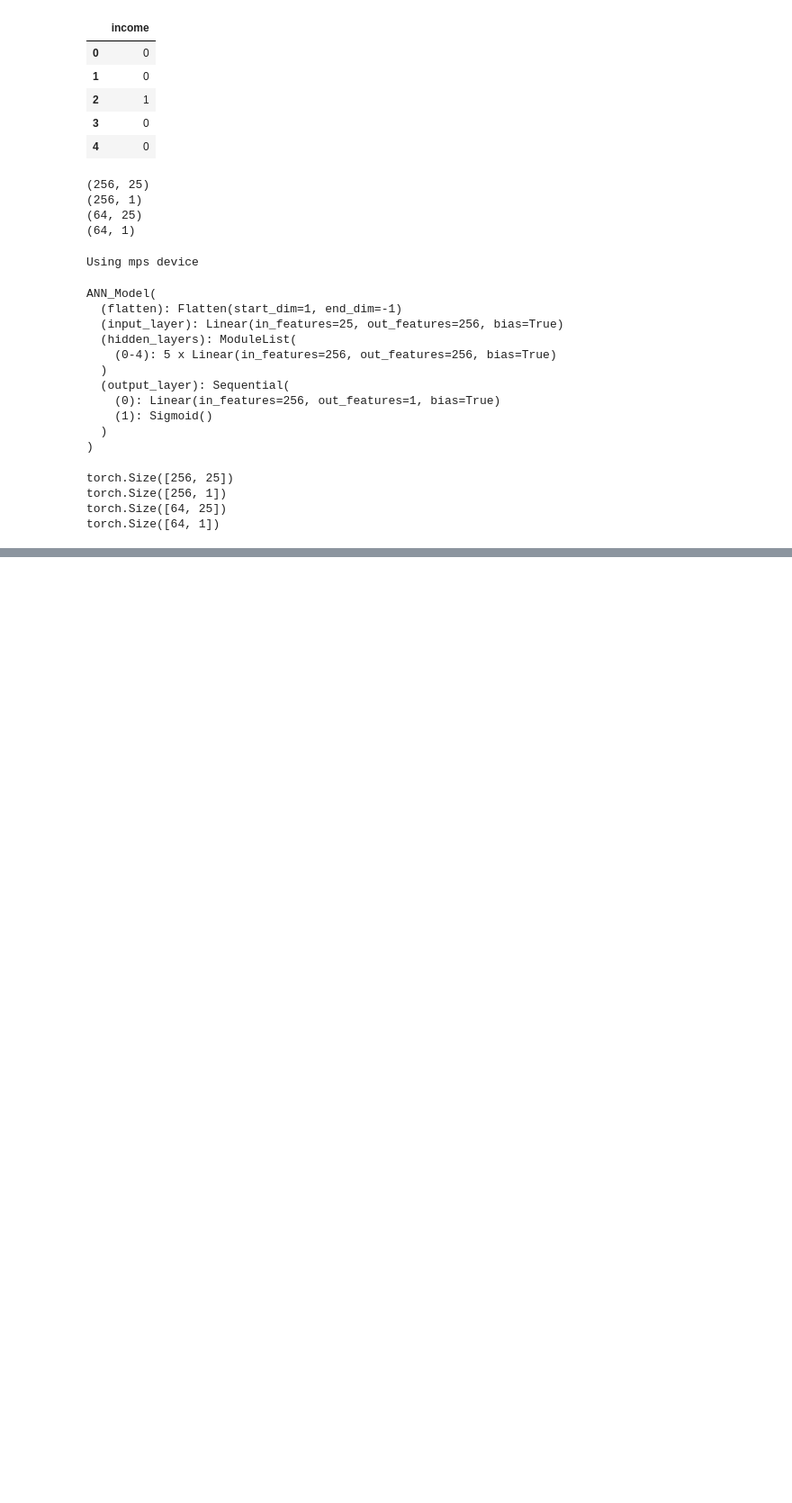
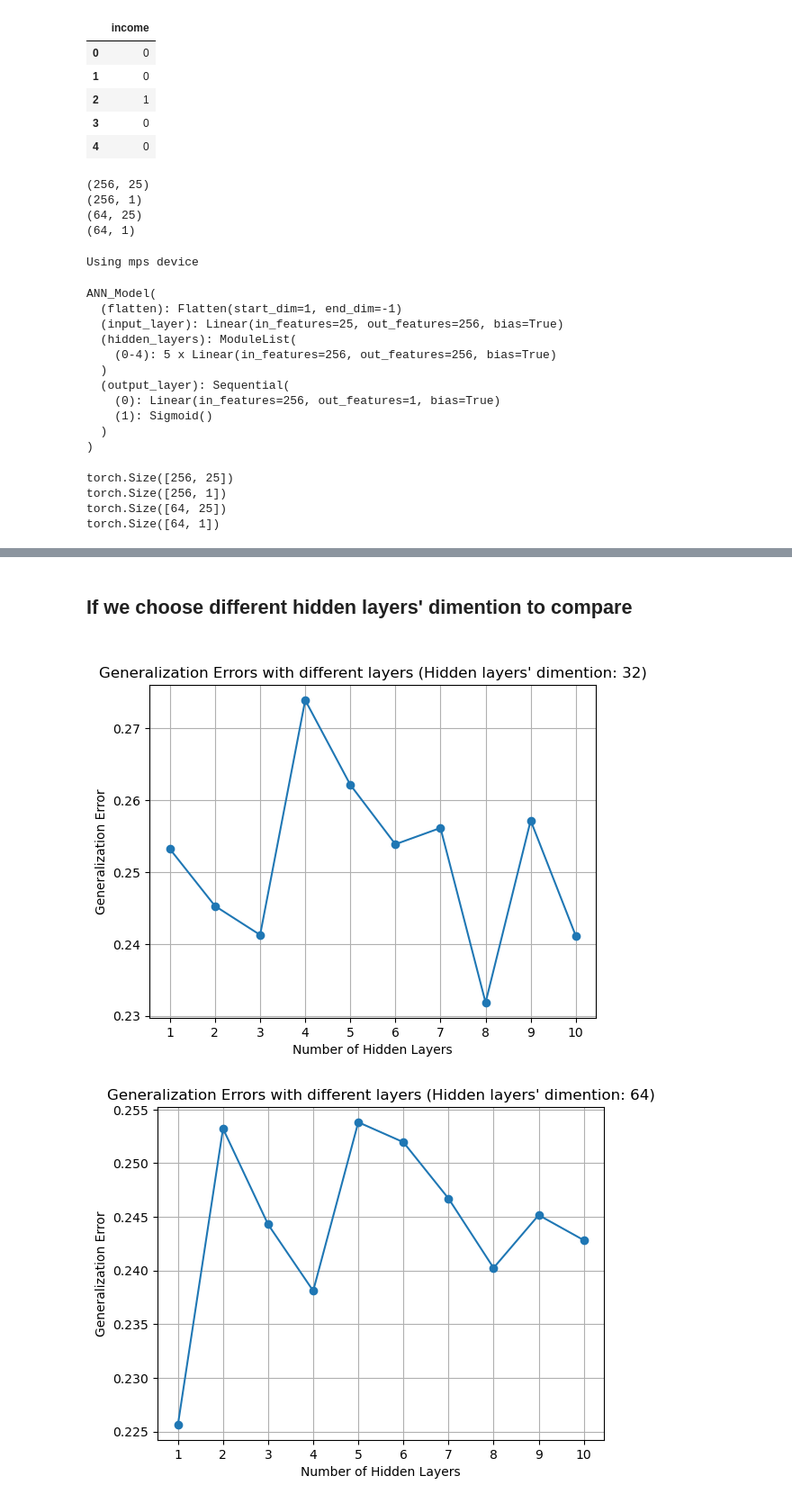
Before and after one commit to jennifer-dtu-2023/02450_project2, a Jupyter notebook: 2023-10-29_1a_regression_methods/2023-10-06_james_Regression_ANN/ANN_for_regression.ipynb, the cells around one changed output, grey strips where cells are left out. Shown at 90% size. Cells and saved outputs as stored; diff of their text form; code cells hidden in the pictures; blank space fills up the shorter version.

```diff
--- a/2023-10-29_1a_regression_methods/2023-10-06_james_Regression_ANN/ANN_for_regression.ipynb
+++ b/2023-10-29_1a_regression_methods/2023-10-06_james_Regression_ANN/ANN_for_regression.ipynb
@@ -216,0 +216,2 @@ plt.show()
+# %% [markdown]
+<h2>If we choose different hidden layers' dimention to compare<h2>
@@ -216,0 +283,10 @@ plt.show()
+# %%
+num_epochs = 30
+input_dim = 25
+hidden_dim_list = [32, 64, 128, 256]
+
+for hidden_dim in hidden_dim_list:
+    Analysis(num_epochs, input_dim, hidden_dim)
+# %% [output]
+[figure, added]
+[figure, added]
```
Also changed, not shown: parts of 3 cells of this notebook.
